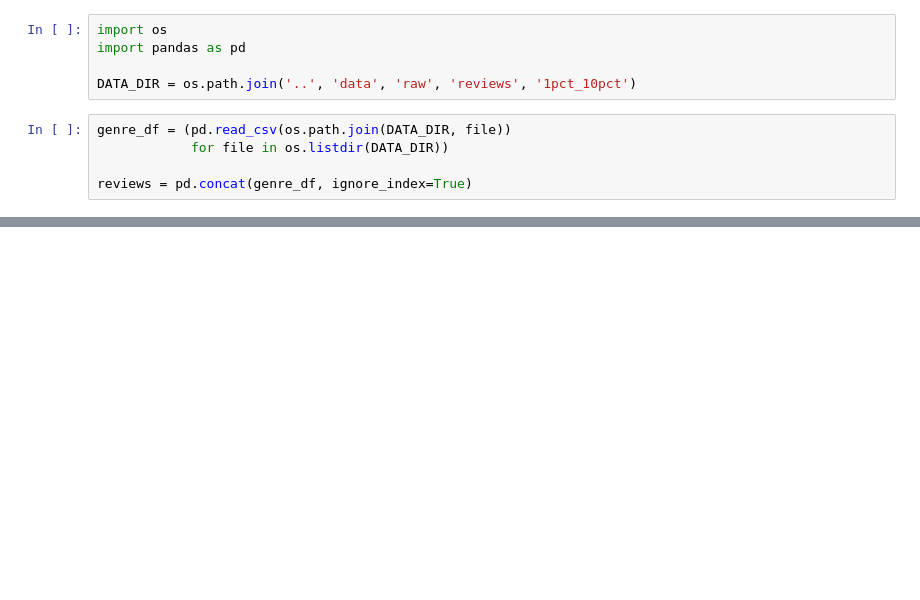
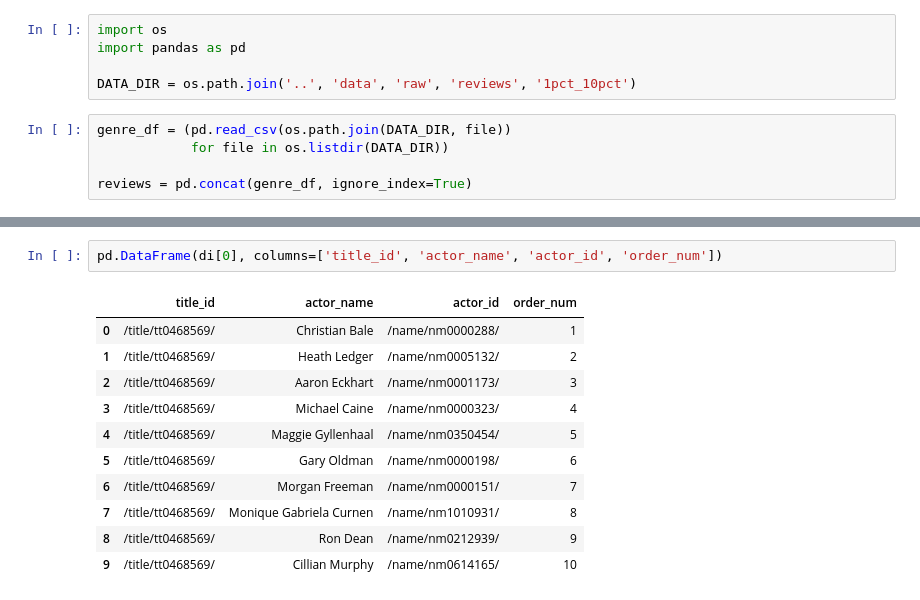
Before and after one commit to ilyamil/movie_recommender_system, a Jupyter notebook: notebooks/reviews_cleaning.ipynb, the cells around one changed output, grey strips where cells are left out. Saved outputs shown, nothing was run; the diff lists cells and outputs as text; blank space fills up the shorter version.

```diff
--- a/notebooks/reviews_cleaning.ipynb
+++ b/notebooks/reviews_cleaning.ipynb
@@ -365,0 +237,14 @@ Length: 500, dtype: object
+# %%
+pd.DataFrame(di[0], columns=['title_id', 'actor_name', 'actor_id', 'order_num'])
+# %% [output]
+|  | title_id | actor_name | actor_id | order_num |
+| 0 | /title/tt0468569/ | Christian Bale | /name/nm0000288/ | 1 |
+| 1 | /title/tt0468569/ | Heath Ledger | /name/nm0005132/ | 2 |
+| 2 | /title/tt0468569/ | Aaron Eckhart | /name/nm0001173/ | 3 |
+| 3 | /title/tt0468569/ | Michael Caine | /name/nm0000323/ | 4 |
+| 4 | /title/tt0468569/ | Maggie Gyllenhaal | /name/nm0350454/ | 5 |
+| 5 | /title/tt0468569/ | Gary Oldman | /name/nm0000198/ | 6 |
+| 6 | /title/tt0468569/ | Morgan Freeman | /name/nm0000151/ | 7 |
+| 7 | /title/tt0468569/ | Monique Gabriela Curnen | /name/nm1010931/ | 8 |
+| 8 | /title/tt0468569/ | Ron Dean | /name/nm0212939/ | 9 |
+| 9 | /title/tt0468569/ | Cillian Murphy | /name/nm0614165/ | 10 |
```
Also changed, not shown: parts of 37 cells of this notebook, 3 other files.
